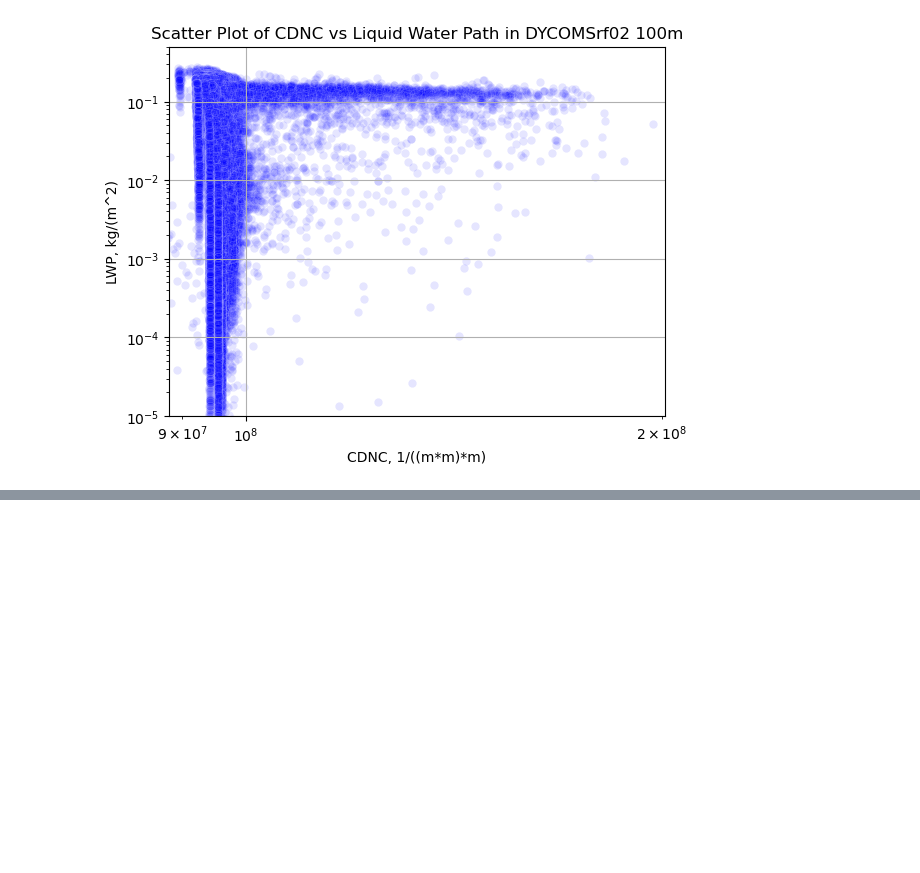
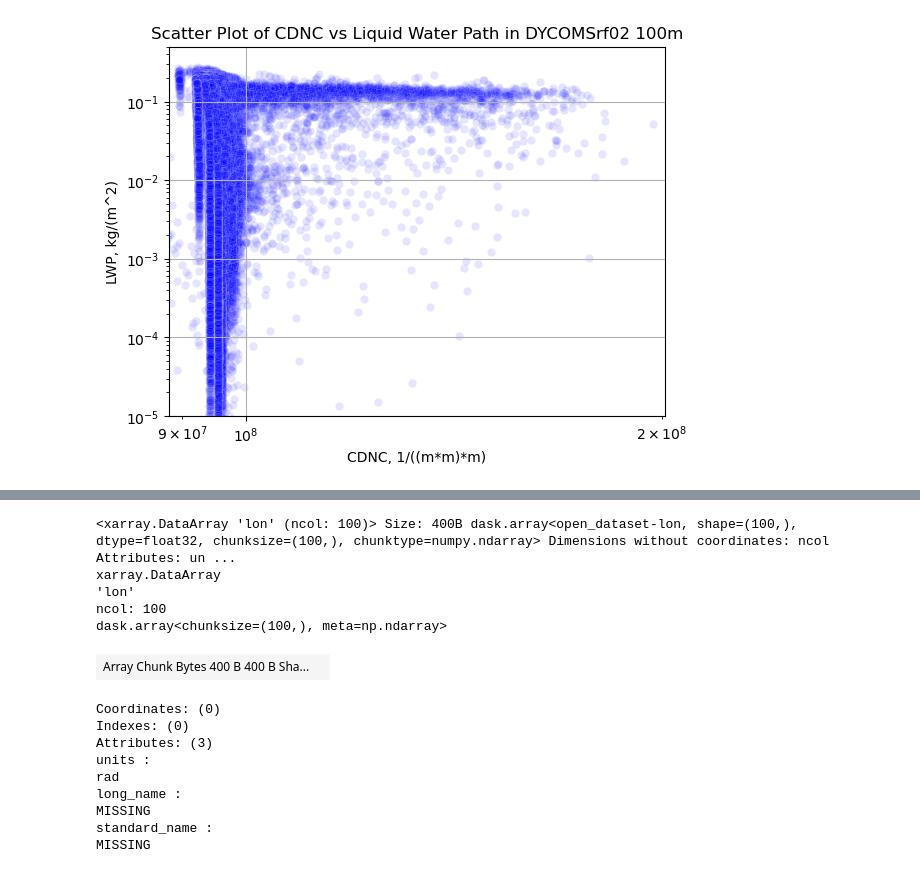
Before and after one commit to mahf708/scmlib, a Jupyter notebook: inverted-v-res-study/analysis/notes.ipynb, the cells around one changed output, grey strips where cells are left out. Drawn from its saved outputs; the diff is of its cells as text; code cells hidden in the pictures; blank space fills up the shorter version.

```diff
--- a/inverted-v-res-study/analysis/notes.ipynb
+++ b/inverted-v-res-study/analysis/notes.ipynb
@@ -53,0 +67,18 @@ plt.savefig("cdnc_vs_lwp_dycomsrf02_100m.png", dpi=300, bbox_inches="tight")
+# %%
+data['scream_dpxx_DYCOMSrf02'].lon
+# %% [output]
+<xarray.DataArray 'lon' (ncol: 100)> Size: 400B dask.array<open_dataset-lon, shape=(100,), dtype=float32, chunksize=(100,), chunktype=numpy.ndarray> Dimensions without coordinates: ncol Attributes: un ...
+xarray.DataArray
+'lon'
+ncol: 100
+dask.array<chunksize=(100,), meta=np.ndarray>
+| Array Chunk Bytes 400 B 400 B Sha... |  |
+Coordinates: (0)
+Indexes: (0)
+Attributes: (3)
+units :
+rad
+long_name :
+MISSING
+standard_name :
+MISSING
```
Also changed, not shown: parts of 3 cells of this notebook, 13 other files.
